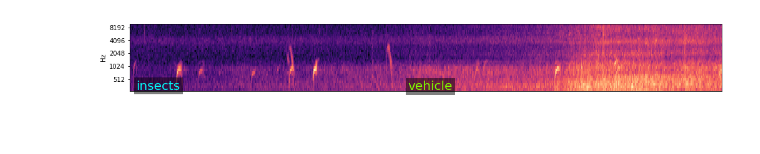
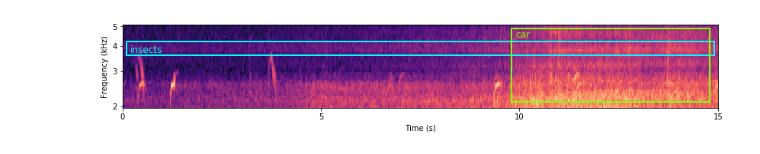
Before and after one commit to BirdVox/lostanlen_spl2018, a Jupyter notebook: pcen_spectrograms.ipynb, the cells around one changed output. Cells and saved outputs as stored; diff of their text form; code cells hidden in the pictures; blank space fills up the shorter version.

```diff
--- a/pcen_spectrograms.ipynb
+++ b/pcen_spectrograms.ipynb
@@ -21,8 +21,8 @@ settings = {
     "sr": 22050,
     "win_length": 1024,
     "window": "hann",
-    "T": 0.06,
-    "alpha": 0.98,
+    "T": 0.05,
+    "alpha": 0.95,
     "delta": 2.0,
     "r": 0.5,
     "eps": 1e-10}
@@ -48,59 +48,93 @@ E = librosa.feature.melspectrogram(
     y=None,
     S=abs2_stft,
     sr=settings["sr"],
     n_fft=settings["n_fft"],
     n_mels=settings["n_mels"],
     htk=True,
     fmin=settings["fmin"],
     fmax=settings["fmax"])
 
 
 PCEN = librosa.pcen(
     S=E,
     time_constant=settings["T"],
     sr=settings["sr"],
     hop_length=settings["hop_length"],
     gain=settings["alpha"],
     power=settings["r"],
     bias=settings["delta"],
     eps=settings["eps"])
 
 
 
-
 figsize = (17, 2.0)
 
-melmin = 65
-melmax = 100
-tmin = int(20*settings["sr"]/settings["hop_length"])
+melmin = 64
+melmax = 101
+tmin = int(25*settings["sr"]/settings["hop_length"])
 tmax = int(40*settings["sr"]/settings["hop_length"])
 
-frames = librosa.util.fix_frames(np.array(range(E[:,tmin:tmax].shape[1])),
-    x_max=C.shape[1])
-times = librosa.frames_to_time(frames,
-    sr=settings["sr"], hop_length=settings["hop_length"])
 
 %matplotlib inline
+plt.figure(figsize=(14, 2))
+E_dB = 10 * np.log10(E[melmin:melmax,tmin:tmax])
+fmin = librosa.mel_frequencies(
+    n_mels=settings["n_mels"],
+    fmin=settings["fmin"], fmax=settings["fmax"])[melmin]
+fmax = librosa.mel_frequencies(
+    n_mels=settings["n_mels"],
+    fmin=settings["fmin"], fmax=settings["fmax"])[melmax]
+librosa.display.specshow(E_dB,
+    y_axis='mel', x_axis="time",
+    sr=settings["sr"], hop_length=settings["hop_length"],
+    fmin=fmin, fmax=fmax)
+rect_insects = matplotlib.patches.Rectangle((0.1, 3600.0),
+    14.8, 600.0, edgecolor='#00FFFF', linewidth=2.0, facecolor='none')
+text_insects = plt.text(0.2, 3600.0, 'insects', size=12.0,
+    color='#00FFFF', va='bottom',
+    bbox=dict(facecolor='k', edgecolor='none', alpha=0.0))
+rect_car = matplotlib.patches.Rectangle((9.8, 2100.0),
+    5.0, 2800.0, edgecolor='#80FF00', linewidth=2.0, facecolor='none')
+text_car = plt.text(9.9, 4300.0, 'car', size=12.0,
+    color='#80FF00', va='bottom',
+    bbox=dict(facecolor='k', edgecolor='none', alpha=0.0))
+plt.gcf().get_axes()[0].add_patch(rect_insects)
+plt.gcf().get_axes()[0].add_patch(rect_car)
+plt.xlabel("Time (s)")
+plt.ylabel("Frequency (kHz)")
+plt.yticks(np.linspace(2000, 5000, 4))
+plt.gca().set_yticklabels([2, 3, 4, 5])
+plt.minorticks_off()
+fig.savefig('BC_histogram.eps', transparent=True)
+fig.savefig('BC_histogram.eps',
+    transparent=True, bbox_inches="tight")
 
-fig = plt.figure(figsize=figsize)
-librosa.display.specshow(
-    np.log10(E[melmin:melmax,tmin:tmax]),
-    #x_axis="time", x_coords=times,
-    y_axis="mel", fmin=settings["fmin"], fmax=settings["fmax"],
-    cmap="magma")
-rect_insects = matplotlib.patches.Rectangle((5.0, 20.0), 850, 10,
-    edgecolor='#00FFFF', linewidth=2.0, facecolor='none')
-text_insects = plt.text(10.0, 22.0, 'insects', size=20.0,
-    color='#00FFFF', va='bottom',
-    bbox=dict(facecolor='k', edgecolor='none', alpha=0.5))
-rect_car = matplotlib.patches.Rectangle((400.0, 2.0), 450, 31,
-    edgecolor='#80FF00', linewidth=2.0, facecolor='none')
-text_car = plt.text(405.0, 4.0, 'vehicle', size=20.0,
-    color='#80FF00', va='bottom',
-    bbox=dict(facecolor='k', edgecolor='none', alpha=0.5))
-#fig.get_axes()[0].add_patch(rect_insects)
-#fig.get_axes()[0].add_patch(rect_car)
-plt.show()
-#fig.savefig('logE_spectrogram.eps', transparent=True, bbox_inches="tight")
+
+
+
+plt.figure(figsize=(14, 2))
+fmin = librosa.mel_frequencies(
+    n_mels=settings["n_mels"],
+    fmin=settings["fmin"], fmax=settings["fmax"])[melmin]
+fmax = librosa.mel_frequencies(
+    n_mels=settings["n_mels"],
+    fmin=settings["fmin"], fmax=settings["fmax"])[melmax]
+librosa.display.specshow(PCEN[melmin:melmax,tmin:tmax],
+    y_axis='mel', x_axis="time",
+    sr=settings["sr"], hop_length=settings["hop_length"],
+    fmin=fmin, fmax=fmax)
+rect_insects = matplotlib.patches.Rectangle((0.1, 3600.0),
+    14.8, 600.0, edgecolor='#00FFFF', linewidth=2.0, facecolor='none')
+rect_car = matplotlib.patches.Rectangle((9.8, 2100.0),
+    5.0, 2800.0, edgecolor='#80FF00', linewidth=2.0, facecolor='none')
+plt.gcf().get_axes()[0].add_patch(rect_insects)
+plt.gcf().get_axes()[0].add_patch(rect_car)
+plt.xlabel("Time (s)")
+plt.ylabel("Frequency (kHz)")
+plt.yticks(np.linspace(2000, 5000, 4))
+plt.gca().set_yticklabels([2, 3, 4, 5])
+plt.minorticks_off()
+fig.savefig('BC_histogram.eps',
+    transparent=True, bbox_inches="tight")
 # %% [output]
-[figure, old version]
+[figure, new version]
```
Also changed, not shown: parts of 8 cells of this notebook, 2 other files.
